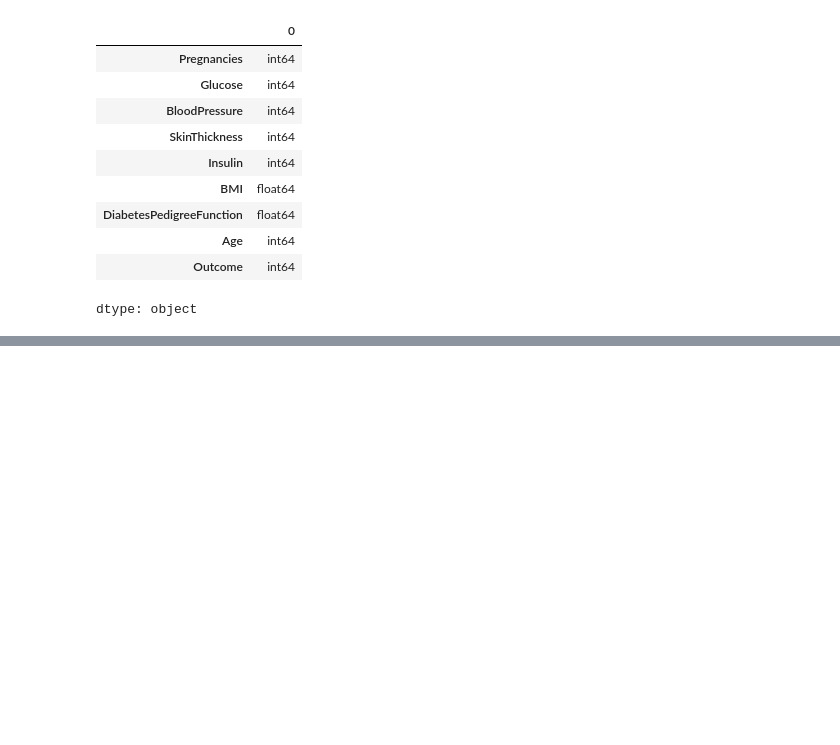
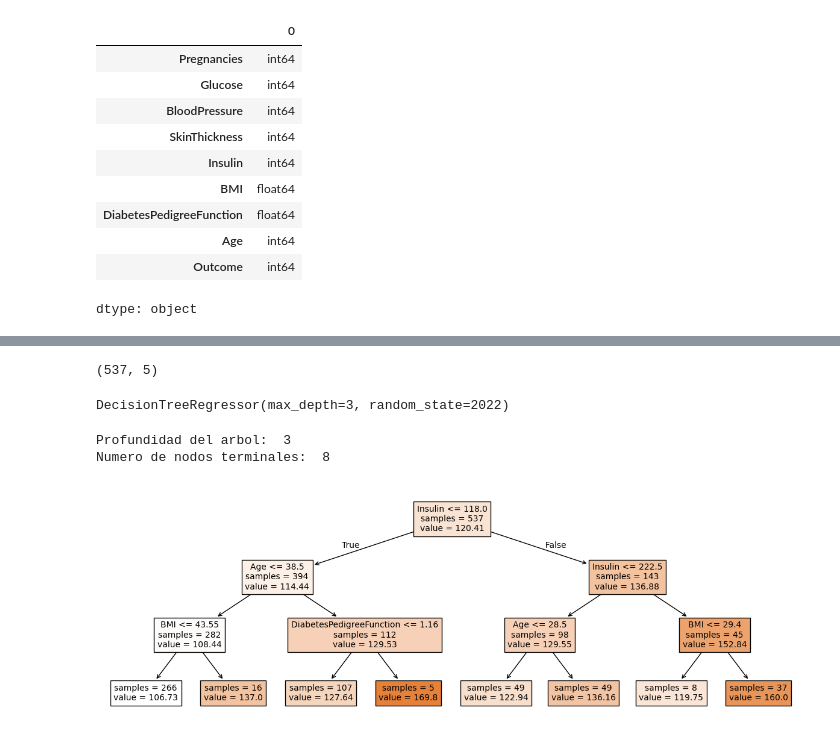
Before and after one commit to Sj-kronton/IA_2025, a Jupyter notebook: arboles.ipynb, the cells around one changed output, grey strips where cells are left out. Saved outputs shown, nothing was run; the diff lists cells and outputs as text; code cells hidden in the pictures; blank space fills up the shorter version.

```diff
--- a/arboles.ipynb
+++ b/arboles.ipynb
@@ -444,0 +460,4 @@ pima.info
+# %%
+#dejar solo columnas utiles
+pima=pima[["Glucose", "BloodPressure", "Insulin", "BMI", "DiabetesPedigreeFunction", "Age"]]
+pima.head()
@@ -444,0 +471,36 @@ pima.info
+# %%
+#crear y etrenar el arbol
+X_entreno, X_valido, Y_entreno, Y_valido = train_test_split(pima.drop(columns="Glucose"), pima["Glucose"],train_size=.7,random_state=1279) #
+# %%
+X_entreno.shape
+# %% [output]
+(537, 5)
+# %%
+#arbol
+
+modelo_ar2=DecisionTreeRegressor(max_depth=3, random_state=2022) #el random state corresponde a la semilla ,random_state=2022
+# %%
+#entrenamiento del arbol
+
+modelo_ar2.fit(X_entreno, Y_entreno)
+# %% [output]
+DecisionTreeRegressor(max_depth=3, random_state=2022)
+# %%
+print("Profundidad del arbol: ", modelo_ar2.get_depth())
+print("Numero de nodos terminales: ", modelo_ar2.get_n_leaves())
+# %% [output]
+Profundidad del arbol:  3
+Numero de nodos terminales:  8
+# %%
+fig,ax=plt.subplots(figsize=(15,5))
+plot=plot_tree(
+    decision_tree=modelo_ar2,
+    feature_names=pima.drop(columns="Glucose").columns,
+    filled=True,
+    impurity=False,
+    fontsize=10,
+    precision=2,
+    ax=ax
+)
+# %% [output]
+[figure, added]
```
Also changed, not shown: parts of 12 cells of this notebook.
